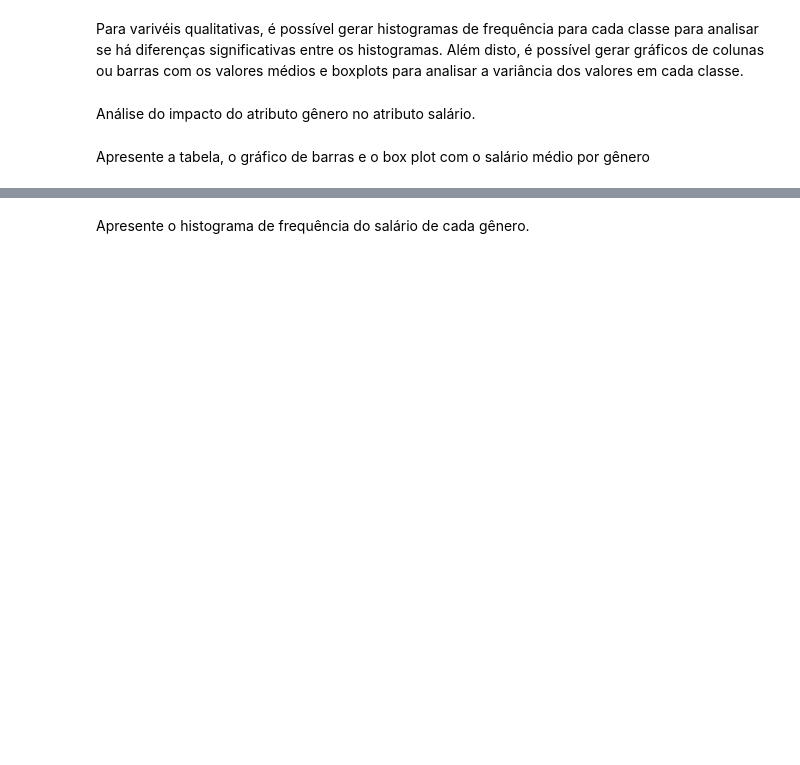
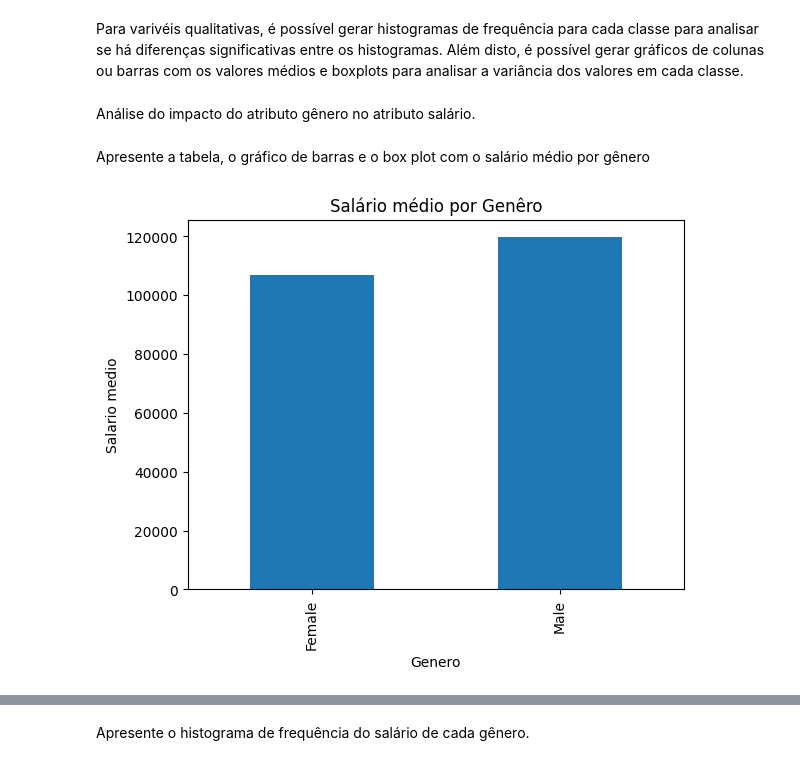
Before and after one commit to PatrikiGss/CIENCIA_DE_DADOS, a Jupyter notebook: patriki/aula 4/pre-processamento-de-dados.ipynb, the cells around one changed output, grey strips where cells are left out. Saved outputs shown, nothing was run; the diff lists cells and outputs as text; code cells hidden in the pictures; blank space fills up the shorter version.

```diff
--- a/patriki/aula 4/pre-processamento-de-dados.ipynb
+++ b/patriki/aula 4/pre-processamento-de-dados.ipynb
@@ -721,3 +781,14 @@ Para varivéis qualitativas, é possível gerar histogramas de frequência para
 Análise do impacto do atributo gênero no atributo salário.
 # %% [markdown]
 Apresente a tabela, o gráfico de barras e o box plot com o salário médio por gênero
+# %%
+agrupadoFuncao = df.groupby(['Gender'])
+salarioAgrupadoFuncao = agrupadoFuncao['Salary'].mean()
+salarioAgrupadoFuncao
+salarioAgrupadoFuncao.plot.bar('Gender')
+plt.title('Salário médio por Genêro')
+plt.xlabel('Genero')
+plt.ylabel('Salario medio')
+plt.show()
+# %% [output]
+[figure, added]
```
Also changed, not shown: parts of 24 cells of this notebook.
